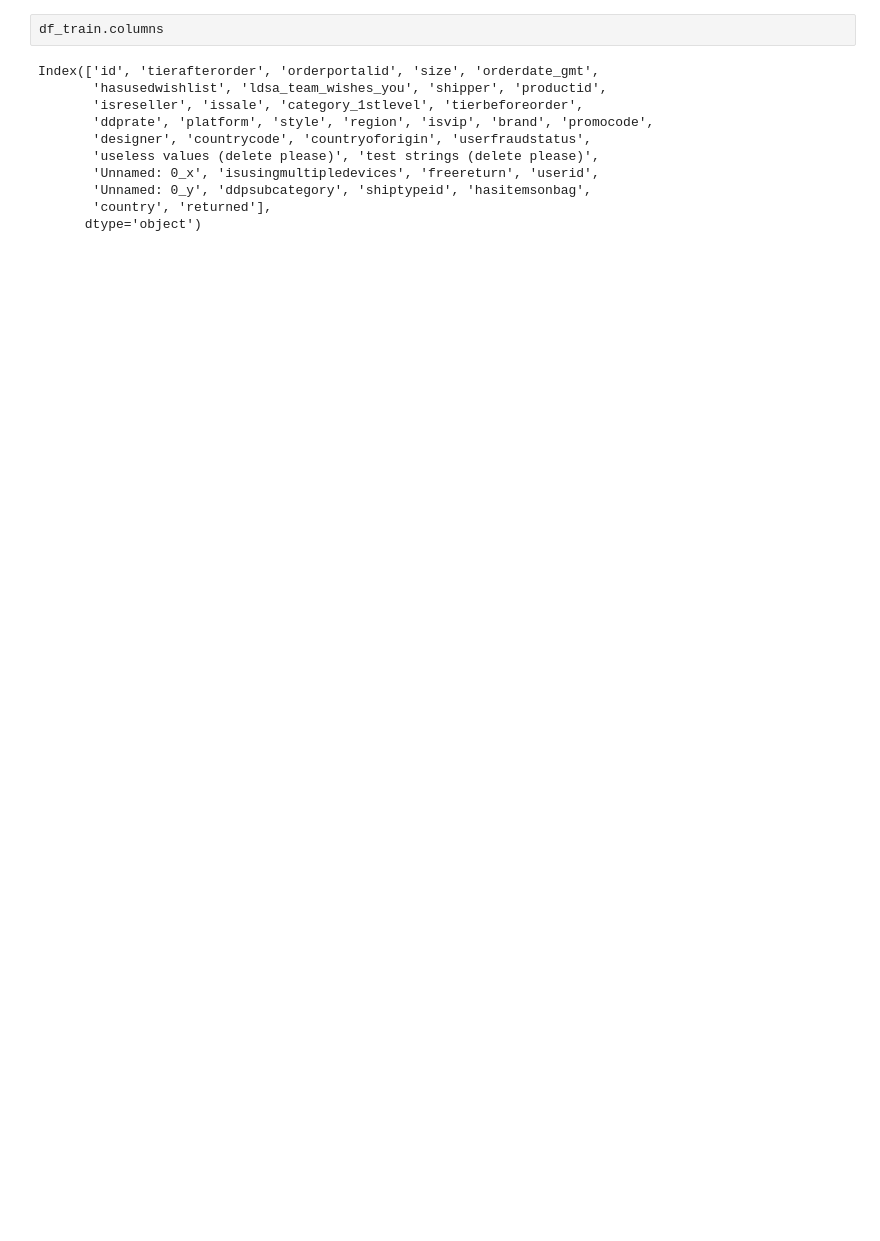
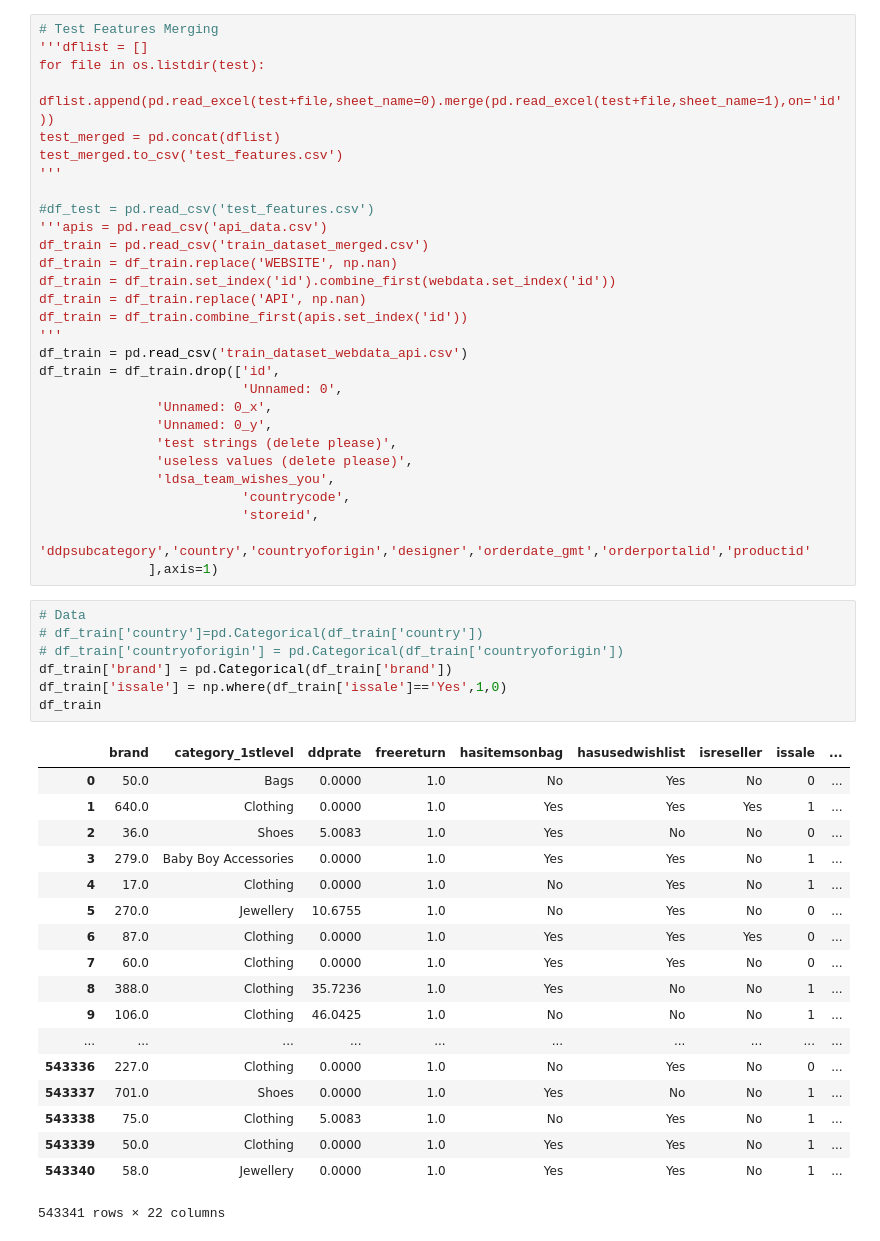
Before and after one commit to JTPenedo/LDSSA_hck2, a Jupyter notebook: HCKT02_CC.ipynb, the cells around one changed output. Saved outputs shown, nothing was run; the diff lists cells and outputs as text; blank space fills up the shorter version.

```diff
--- a/HCKT02_CC.ipynb
+++ b/HCKT02_CC.ipynb
@@ -28,16 +21,58 @@ df_train = pd.read_csv('train_dataset_merged.csv')
-# %%
-df_train.columns
-# %% [output]
-Index(['id', 'tierafterorder', 'orderportalid', 'size', 'orderdate_gmt',
-       'hasusedwishlist', 'ldsa_team_wishes_you', 'shipper', 'productid',
-       'isreseller', 'issale', 'category_1stlevel', 'tierbeforeorder',
-       'ddprate', 'platform', 'style', 'region', 'isvip', 'brand', 'promocode',
-       'designer', 'countrycode', 'countryoforigin', 'userfraudstatus',
-       'useless values (delete please)', 'test strings (delete please)',
-       'Unnamed: 0_x', 'isusingmultipledevices', 'freereturn', 'userid',
-       'Unnamed: 0_y', 'ddpsubcategory', 'shiptypeid', 'hasitemsonbag',
-       'country', 'returned'],
-      dtype='object')
+# %%
+# Test Features Merging
+'''dflist = []
+for file in os.listdir(test):
+    dflist.append(pd.read_excel(test+file,sheet_name=0).merge(pd.read_excel(test+file,sheet_name=1),on='id'))
+test_merged = pd.concat(dflist)
+test_merged.to_csv('test_features.csv')
+'''
+
+#df_test = pd.read_csv('test_features.csv')
+'''apis = pd.read_csv('api_data.csv')
+df_train = pd.read_csv('train_dataset_merged.csv')
+df_train = df_train.replace('WEBSITE', np.nan)
+df_train = df_train.set_index('id').combine_first(webdata.set_index('id'))
+df_train = df_train.replace('API', np.nan)
+df_train = df_train.combine_first(apis.set_index('id'))
+'''
+df_train = pd.read_csv('train_dataset_webdata_api.csv')
+df_train = df_train.drop(['id',
+                          'Unnamed: 0',
+               'Unnamed: 0_x',
+               'Unnamed: 0_y',
+               'test strings (delete please)',
+               'useless values (delete please)',
+               'ldsa_team_wishes_you',
+                          'countrycode',
+                          'storeid',
+                          'ddpsubcategory','country','countryoforigin','designer','orderdate_gmt','orderportalid','productid'
+              ],axis=1)
+# %%
+# Data
+# df_train['country']=pd.Categorical(df_train['country'])
+# df_train['countryoforigin'] = pd.Categorical(df_train['countryoforigin'])
+df_train['brand'] = pd.Categorical(df_train['brand'])
+df_train['issale'] = np.where(df_train['issale']=='Yes',1,0)
+df_train
+# %% [output]
+|  | brand | category_1stlevel | ddprate | freereturn | hasitemsonbag | hasusedwishlist | isreseller | issale | ... |
+| 0 | 50.0 | Bags | 0.0000 | 1.0 | No | Yes | No | 0 | ... |
+| 1 | 640.0 | Clothing | 0.0000 | 1.0 | Yes | Yes | Yes | 1 | ... |
+| 2 | 36.0 | Shoes | 5.0083 | 1.0 | Yes | No | No | 0 | ... |
+| 3 | 279.0 | Baby Boy Accessories | 0.0000 | 1.0 | Yes | Yes | No | 1 | ... |
+| 4 | 17.0 | Clothing | 0.0000 | 1.0 | No | Yes | No | 1 | ... |
+| 5 | 270.0 | Jewellery | 10.6755 | 1.0 | No | Yes | No | 0 | ... |
+| 6 | 87.0 | Clothing | 0.0000 | 1.0 | Yes | Yes | Yes | 0 | ... |
+| 7 | 60.0 | Clothing | 0.0000 | 1.0 | Yes | Yes | No | 0 | ... |
+| 8 | 388.0 | Clothing | 35.7236 | 1.0 | Yes | No | No | 1 | ... |
+| 9 | 106.0 | Clothing | 46.0425 | 1.0 | No | No | No | 1 | ... |
+| ... | ... | ... | ... | ... | ... | ... | ... | ... | ... |
+| 543336 | 227.0 | Clothing | 0.0000 | 1.0 | No | Yes | No | 0 | ... |
+| 543337 | 701.0 | Shoes | 0.0000 | 1.0 | Yes | No | No | 1 | ... |
+| 543338 | 75.0 | Clothing | 5.0083 | 1.0 | No | Yes | No | 1 | ... |
+| 543339 | 50.0 | Clothing | 0.0000 | 1.0 | Yes | Yes | No | 1 | ... |
+| 543340 | 58.0 | Jewellery | 0.0000 | 1.0 | Yes | Yes | No | 1 | ... |
+543341 rows × 22 columns
 # %%
 '''# CSVs from datasource_6
 
```
Also changed, not shown: parts of 21 cells of this notebook.
